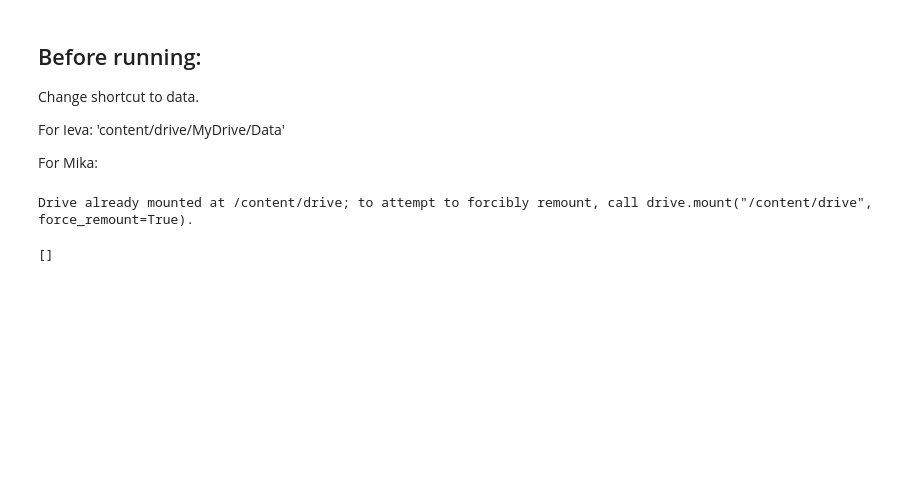
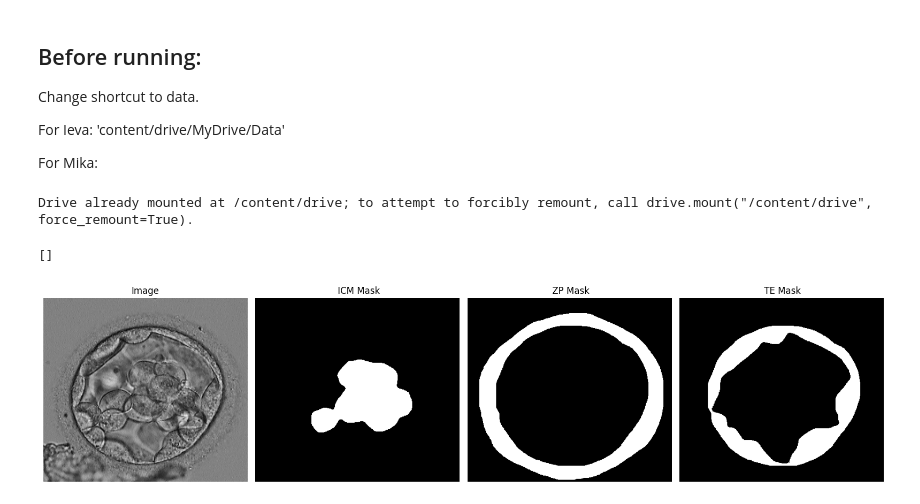
Before and after one commit to mikakia/AdvanceML_Final_Project, a Jupyter notebook: blasto_ss.ipynb, the cells around one changed output. Cells and saved outputs as stored; diff of their text form; code cells hidden in the pictures; blank space fills up the shorter version.

```diff
--- a/blasto_ss.ipynb
+++ b/blasto_ss.ipynb
@@ -87,3 +88,28 @@ for fname in dataset.filenames:
 print(missing)
 # %% [output]
 []
+# %%
+import matplotlib.pyplot as plt
+
+dataset_viz = BlastDataset(
+    blast_dir=blast_dir,
+    mask_dirs=[icm_dir, zp_dir, te_dir]
+)
+
+image, masks = dataset_viz[0]
+fig, axes = plt.subplots(1, 4, figsize=(16, 4))
+
+axes[0].imshow(image)
+axes[0].set_title('Image')
+
+for i, (mask, mask_name) in enumerate(zip(masks, [' ICM', ' ZP', ' TE'])):
+  axes[i+1].imshow(mask, cmap='gray')
+  axes[i+1].set_title(f'{mask_name} Mask')
+
+for ax in axes:
+  ax.axis('off')
+
+plt.tight_layout()
+plt.show()
+# %% [output]
+[figure, added]
```
Also changed, not shown: parts of 1 cell of this notebook.
